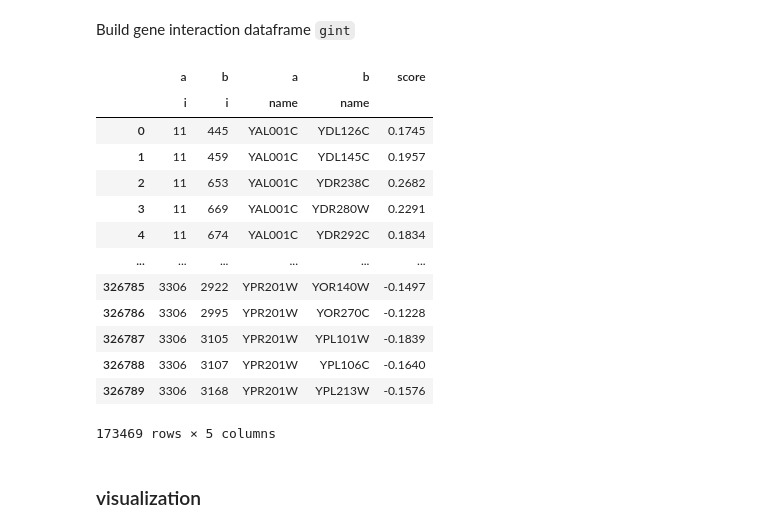
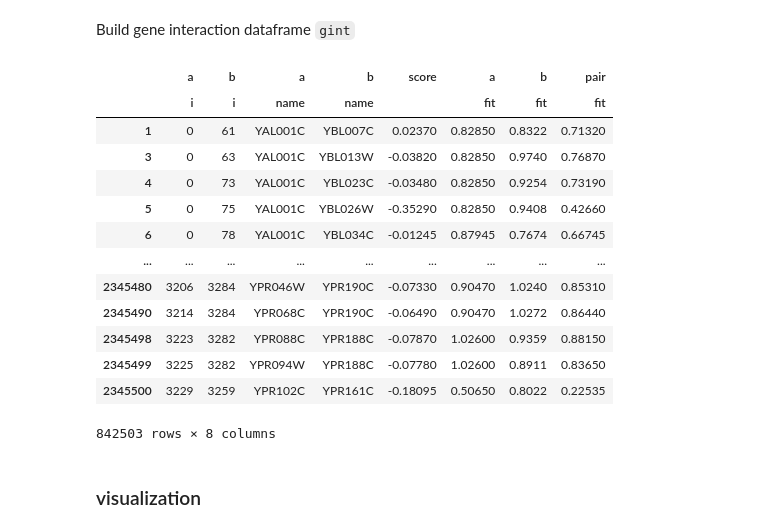
Before and after one commit to akuczala/gene-interaction, a Jupyter notebook: Paladugu.ipynb, the cells around one changed output. Cells and saved outputs as stored; diff of their text form; code cells hidden in the pictures.

```diff
--- a/Paladugu.ipynb
+++ b/Paladugu.ipynb
@@ -72,5 +83,5 @@ gene_names = list(set(pint['a'].append(pint['b']))) #find unique gene names
 gene_names.sort()
 n_genes = len(gene_names)
 print(n_genes,'genes')
-gene_name_hash = {k : v for k,v in zip(gene_names,range(len(gene_names)))}
+gene_name_dict = {k : v for k,v in zip(gene_names,range(len(gene_names)))}
 # %% [output]
@@ -95,7 +91,7 @@ dtype: object
 # %%
-import scipy.sparse as sparse
-ai = pint.loc[:,'a'].apply(lambda x: gene_name_hash[x])
-bi = pint.loc[:,'b'].apply(lambda x: gene_name_hash[x])
+#map genes to indices in pint
+ai = pint.loc[:,'a'].apply(lambda x: gene_name_dict[x])
+bi = pint.loc[:,'b'].apply(lambda x: gene_name_dict[x])
 #define upper triangle of protein interaction matrix
 pi_ut_coo = sparse.coo_matrix((np.ones(len(pint)),(ai,bi)),shape = (n_genes,n_genes))
 #convert to csc for efficiency and flexibility
@@ -182,0 +160,11 @@ costanzo_unique[costanzo_unique.a.str.match(r't.*')]
+# %%
+costanzo = pd.concat([
+    load_filter_significant('SGA_ExE.txt'), #essential x essential gene interactions
+    load_filter_significant('SGA_NxN.txt'), #nonessential x nonessential
+    load_filter_significant('SGA_ExN_NxE.txt') #essential x nonessential
+])
+costanzo[['a','b']] =costanzo[['a','b']].apply(clean_name)
+costanzo = costanzo.reset_index()
+
+costanzo = remove_mitochrondrial(costanzo)
+costanzo
@@ -191,33 +233,50 @@ def hashbrown(name):
 # %% [markdown]
 Build gene interaction dataframe `gint`
 # %%
-gint = costanzo_unique[['a','b']].applymap(hashbrown)
+def index_filter(name):
+    try:
+        return gene_name_dict[name]
+    except:
+        return -1
+
+gint = costanzo_mean[['a','b']].applymap(index_filter)
 gint.columns = [gint.columns,['i','i']]
-gint['a','name'] = costanzo_unique['a']
-gint['b','name'] = costanzo_unique['b']
-gint['score'] = costanzo_unique['score']
+
+gint['a','name'] = costanzo_mean['a']
+gint['b','name'] = costanzo_mean['b']
+
+gint['score'] = costanzo_mean['score']
+
+gint['a','fit'] = costanzo_mean['afit']
+gint['b','fit'] = costanzo_mean['bfit']
+gint['pair','fit'] = costanzo_mean['dfit']
+
+#filter out genes not in protein network
 gint = gint[np.logical_and(gint.a.i > -1,gint.b.i > -1) ]
+assert np.all(gint['a','i'] < gint['b','i'])
 display(gint)
 
-gi_coo = sparse.coo_matrix((gint['score'],(gint.a.i,gint.b.i)))
+gi_coo = sparse.coo_matrix((gint['score'],(gint.a.i,gint.b.i)),shape = [n_genes,n_genes])
 gi_csc = sparse.csc_matrix(gi_coo)
 
-assert(gi_csc.shape == pi_csc.shape)
+assert gi_csc.shape == pi_csc.shape, \
+    'gene and protein matrices have different shapes' + str(gi_csc.shape)+ ' ' + str(pi_csc.shape)
+assert np.count_nonzero(np.diag(gi_csc.toarray()))==0, 'There should be no gene self-interaction'
 # %% [output]
-|  | a | b | a | b | score |
-|  | i | i | name | name |  |
-| 0 | 11 | 445 | YAL001C | YDL126C | 0.1745 |
-| 1 | 11 | 459 | YAL001C | YDL145C | 0.1957 |
-| 2 | 11 | 653 | YAL001C | YDR238C | 0.2682 |
-| 3 | 11 | 669 | YAL001C | YDR280W | 0.2291 |
-| 4 | 11 | 674 | YAL001C | YDR292C | 0.1834 |
-| ... | ... | ... | ... | ... | ... |
-| 326785 | 3306 | 2922 | YPR201W | YOR140W | -0.1497 |
-| 326786 | 3306 | 2995 | YPR201W | YOR270C | -0.1228 |
-| 326787 | 3306 | 3105 | YPR201W | YPL101W | -0.1839 |
-| 326788 | 3306 | 3107 | YPR201W | YPL106C | -0.1640 |
-| 326789 | 3306 | 3168 | YPR201W | YPL213W | -0.1576 |
+|  | a | b | a | b | score | a | b | pair |
+|  | i | i | name | name |  | fit | fit | fit |
+| 1 | 0 | 61 | YAL001C | YBL007C | 0.02370 | 0.82850 | 0.8322 | 0.71320 |
+| 3 | 0 | 63 | YAL001C | YBL013W | -0.03820 | 0.82850 | 0.9740 | 0.76870 |
+| 4 | 0 | 73 | YAL001C | YBL023C | -0.03480 | 0.82850 | 0.9254 | 0.73190 |
+| 5 | 0 | 75 | YAL001C | YBL026W | -0.35290 | 0.82850 | 0.9408 | 0.42660 |
+| 6 | 0 | 78 | YAL001C | YBL034C | -0.01245 | 0.87945 | 0.7674 | 0.66745 |
+| ... | ... | ... | ... | ... | ... | ... | ... | ... |
+| 2345480 | 3206 | 3284 | YPR046W | YPR190C | -0.07330 | 0.90470 | 1.0240 | 0.85310 |
+| 2345490 | 3214 | 3284 | YPR068C | YPR190C | -0.06490 | 0.90470 | 1.0272 | 0.86440 |
+| 2345498 | 3223 | 3282 | YPR088C | YPR188C | -0.07870 | 1.02600 | 0.9359 | 0.88150 |
+| 2345499 | 3225 | 3282 | YPR094W | YPR188C | -0.07780 | 1.02600 | 0.8911 | 0.83650 |
+| 2345500 | 3229 | 3259 | YPR102C | YPR161C | -0.18095 | 0.50650 | 0.8022 | 0.22535 |
-173469 rows × 5 columns
+842503 rows × 8 columns
 # %% [markdown]
 ### visualization
 # %%
```
Also changed, not shown: parts of 133 cells of this notebook, 7 other files.
